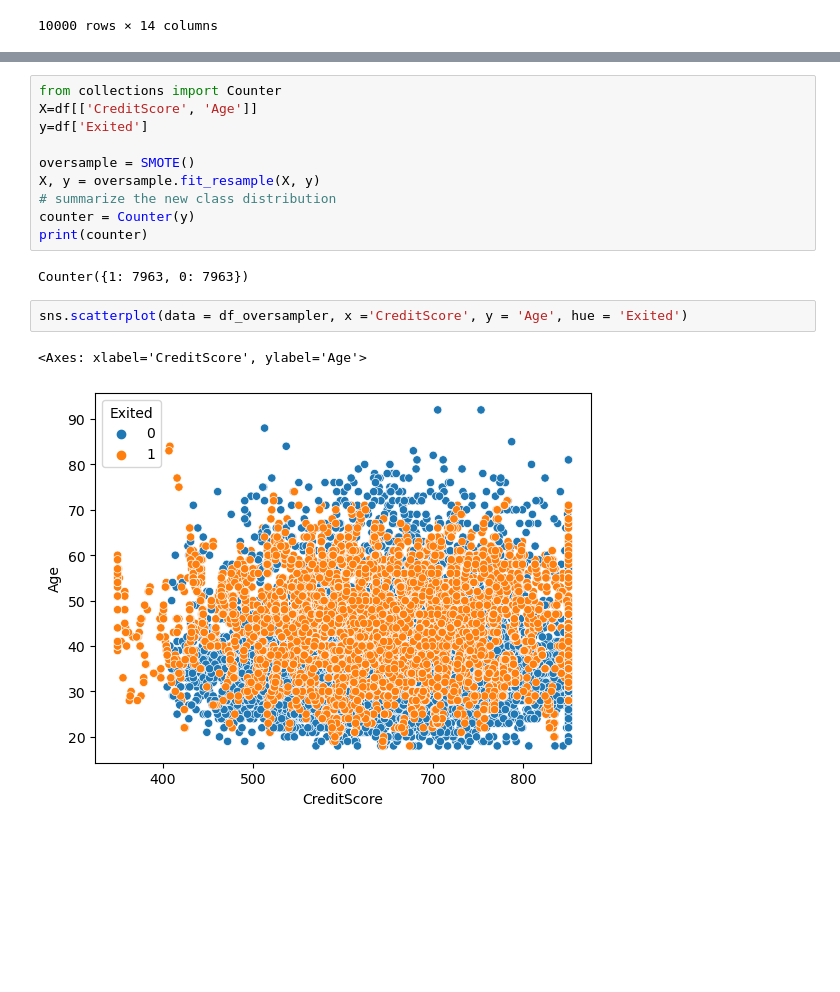
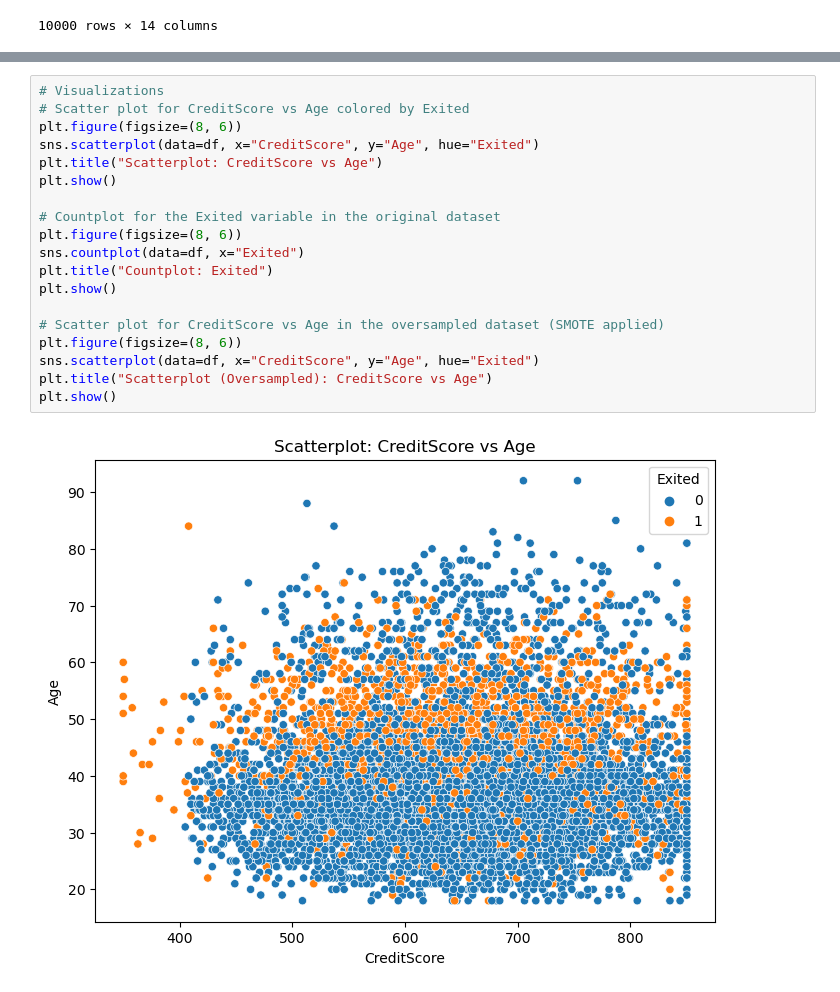
Before and after one commit to Ananya13V/Practicals-Apr-2025, a Jupyter notebook: ADS_codes/SMOTE.ipynb, the cells around one changed output, grey strips where cells are left out. Cells and saved outputs as stored; diff of their text form; blank space fills up the shorter version.

Commit message:
updated smote

```diff
--- a/ADS_codes/SMOTE.ipynb
+++ b/ADS_codes/SMOTE.ipynb
@@ -143,17 +74,21 @@ sns.countplot(data=df_oversampler,x='Exited')
-# %%
-from collections import Counter
-X=df[['CreditScore', 'Age']]
-y=df['Exited']
-
-oversample = SMOTE()
-X, y = oversample.fit_resample(X, y)
-# summarize the new class distribution
-counter = Counter(y)
-print(counter)
-# %% [output]
-Counter({1: 7963, 0: 7963})
-# %%
-sns.scatterplot(data = df_oversampler, x ='CreditScore', y = 'Age', hue = 'Exited')
-# %% [output]
-<Axes: xlabel='CreditScore', ylabel='Age'>
-[figure, removed]
+# %%
+# Visualizations
+# Scatter plot for CreditScore vs Age colored by Exited
+plt.figure(figsize=(8, 6))
+sns.scatterplot(data=df, x="CreditScore", y="Age", hue="Exited")
+plt.title("Scatterplot: CreditScore vs Age")
+plt.show()
+
+# Countplot for the Exited variable in the original dataset
+plt.figure(figsize=(8, 6))
+sns.countplot(data=df, x="Exited")
+plt.title("Countplot: Exited")
+plt.show()
+
+# Scatter plot for CreditScore vs Age in the oversampled dataset (SMOTE applied)
+plt.figure(figsize=(8, 6))
+sns.scatterplot(data=df, x="CreditScore", y="Age", hue="Exited")
+plt.title("Scatterplot (Oversampled): CreditScore vs Age")
+plt.show()
+# %% [output]
+[figure, added]
```
Also changed, not shown: parts of 10 cells of this notebook.
